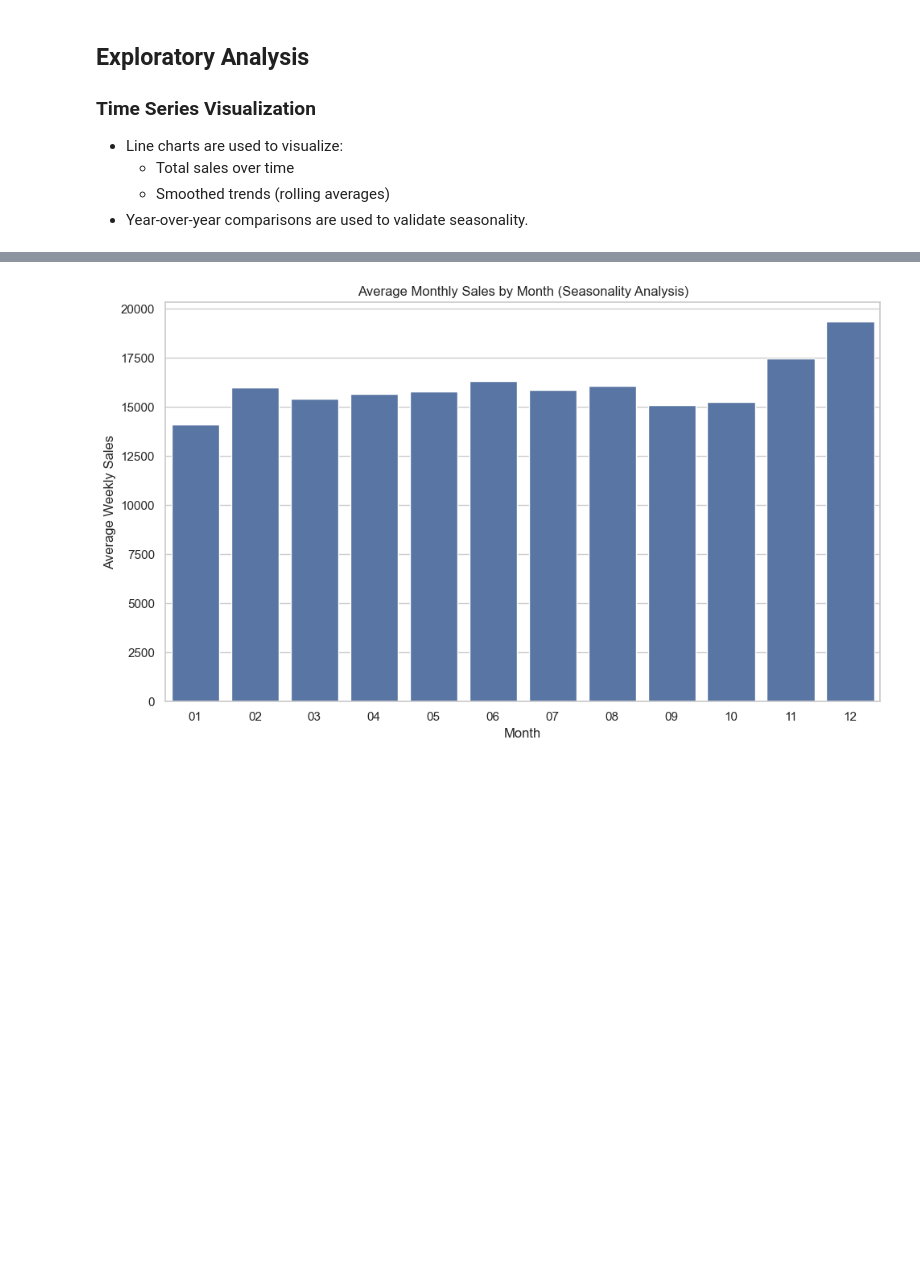
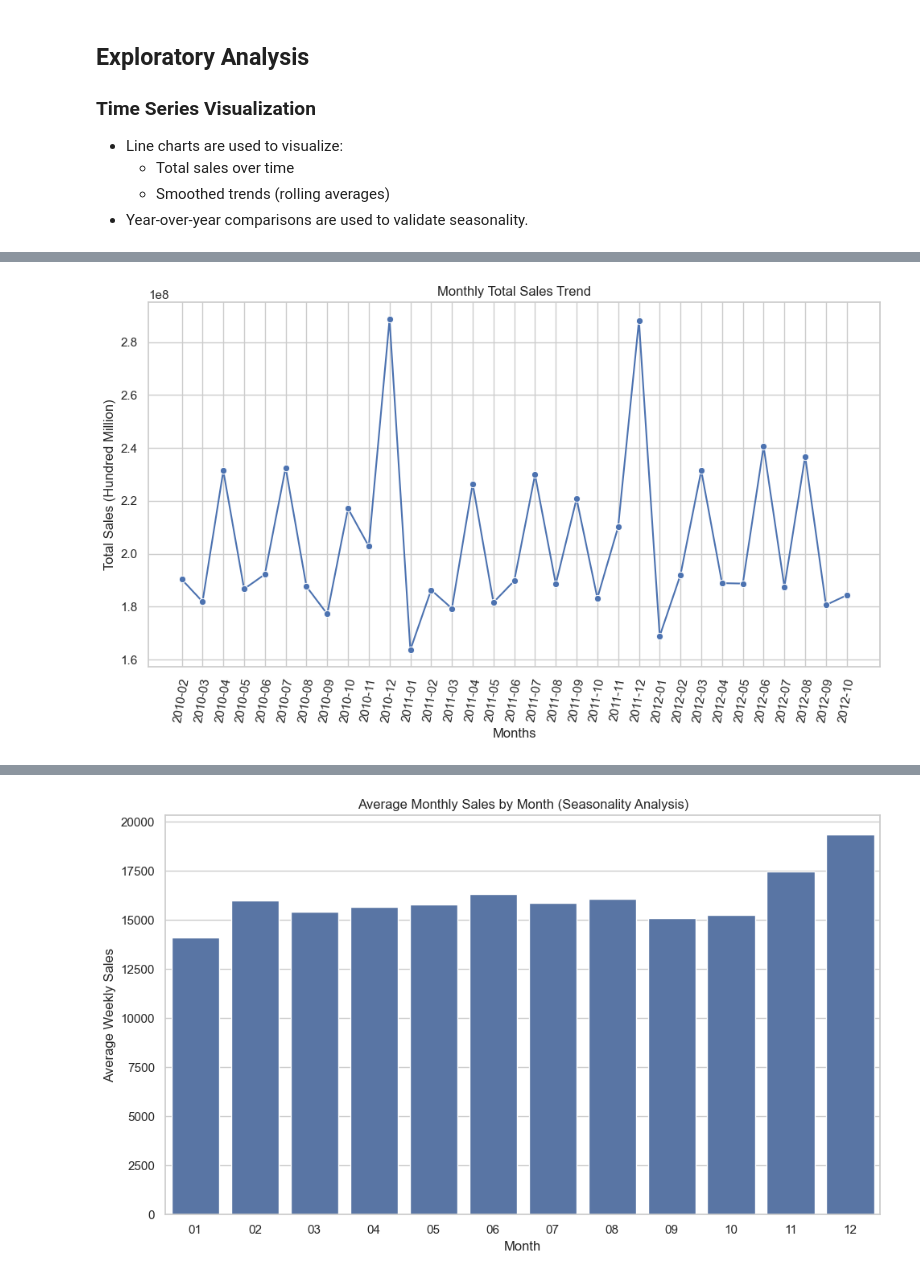
Before and after one commit to DavidO1621/Walmart-kpi-project, a Jupyter notebook: notebooks/04_Time_Series_Trend.ipynb, the cells around one changed output, grey strips where cells are left out. Saved outputs shown, nothing was run; the diff lists cells and outputs as text; code cells hidden in the pictures; blank space fills up the shorter version.

```diff
--- a/notebooks/04_Time_Series_Trend.ipynb
+++ b/notebooks/04_Time_Series_Trend.ipynb
@@ -185,0 +158,17 @@ plt.show()
+# %%
+sns.set_theme(style="whitegrid")
+plt.figure(figsize=(10,6))
+# Total Sales
+sns.lineplot(
+    data=q1,
+    x="Months",
+    y="Total_Sales",
+    marker="o"
+)
+plt.title("Monthly Total Sales Trend")
+plt.ylabel("Total Sales (Hundred Million)")
+plt.xticks(rotation=80, ha="center")
+plt.tight_layout()
+plt.show()
+# %% [output]
+[figure, added]
```
Also changed, not shown: parts of 19 cells of this notebook.
